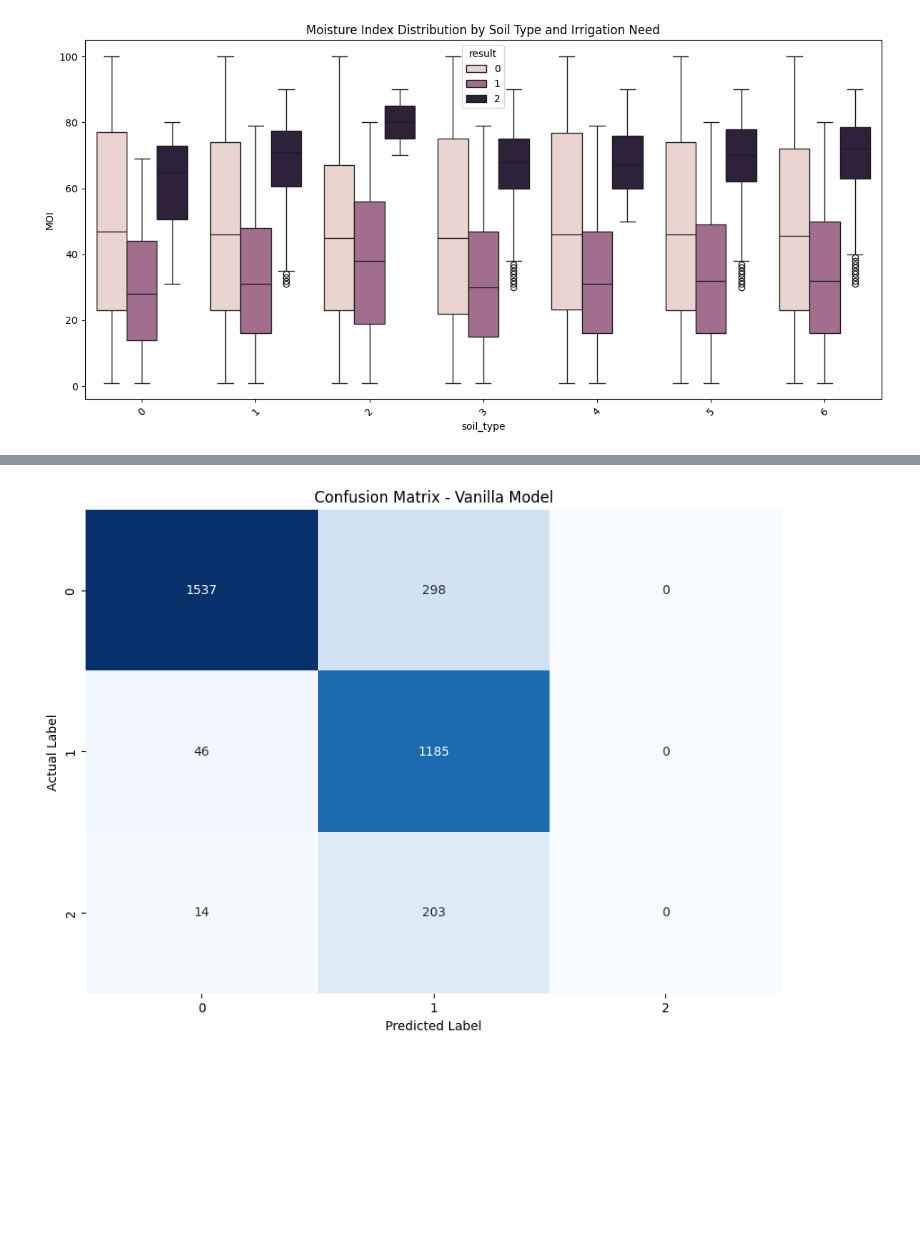
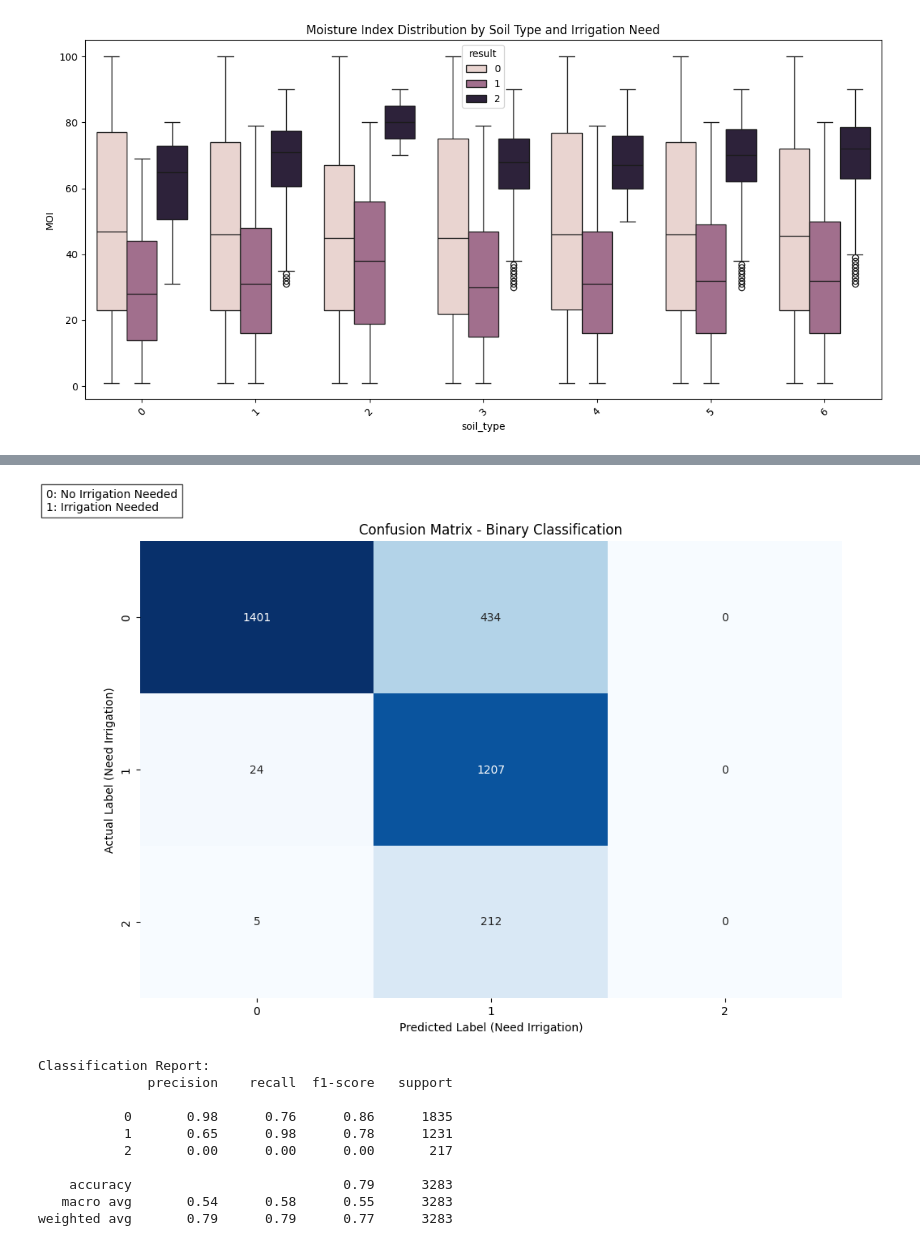
Before and after one commit to tuyishimejohnson/irrigation_prediction, a Jupyter notebook: notebook/crop_data.ipynb, the cells around one changed output, grey strips where cells are left out. Drawn from its saved outputs; the diff is of its cells as text; code cells hidden in the pictures; blank space fills up the shorter version.

Commit message:
Update cropdata notebook

```diff
--- a/notebook/crop_data.ipynb
+++ b/notebook/crop_data.ipynb
@@ -209,11 +209,9 @@ plt.show()
 [figure]
 # %%
 import matplotlib.pyplot as plt
-from sklearn.metrics import confusion_matrix
+from sklearn.metrics import confusion_matrix, classification_report
 import seaborn as sns
-
-# Assuming y_test is defined elsewhere in the notebook
-# y_test: true labels
+import numpy as np
 
 # Predict the labels for the test set
 Y_pred_vanilla = model.predict(x_test)
@@ -225,8 +223,18 @@ vanilla_conf_matrix = confusion_matrix(y_test, Y_pred_vanilla)
 # Plot the confusion matrix
 plt.figure(figsize=(10, 7))
 sns.heatmap(vanilla_conf_matrix, annot=True, fmt="d", cmap="Blues", cbar=False)
-plt.title('Confusion Matrix - Vanilla Model')
-plt.ylabel('Actual Label')
-plt.xlabel('Predicted Label')
+plt.title('Confusion Matrix - Binary Classification')
+plt.ylabel('Actual Label (Need Irrigation)')
+plt.xlabel('Predicted Label (Need Irrigation)')
+
+# Add text annotations for class meanings
+plt.text(-0.4, -0.2, '0: No Irrigation Needed\n1: Irrigation Needed',
+         bbox=dict(facecolor='white', alpha=0.7))
+
+plt.tight_layout()
 plt.show()
+
+# Print classification report for more detailed metrics
+print("\nClassification Report:")
+print(classification_report(y_test, Y_pred_vanilla))
 # %% [output]
@@ -234 +242,11 @@ plt.show()
-[figure, old version]
+[figure, new version]
+Classification Report:
+              precision    recall  f1-score   support
+
+           0       0.98      0.76      0.86      1835
+           1       0.65      0.98      0.78      1231
+           2       0.00      0.00      0.00       217
+
+    accuracy                           0.79      3283
+   macro avg       0.54      0.58      0.55      3283
+weighted avg       0.79      0.79      0.77      3283
```
Also changed, not shown: parts of 6 cells of this notebook.
